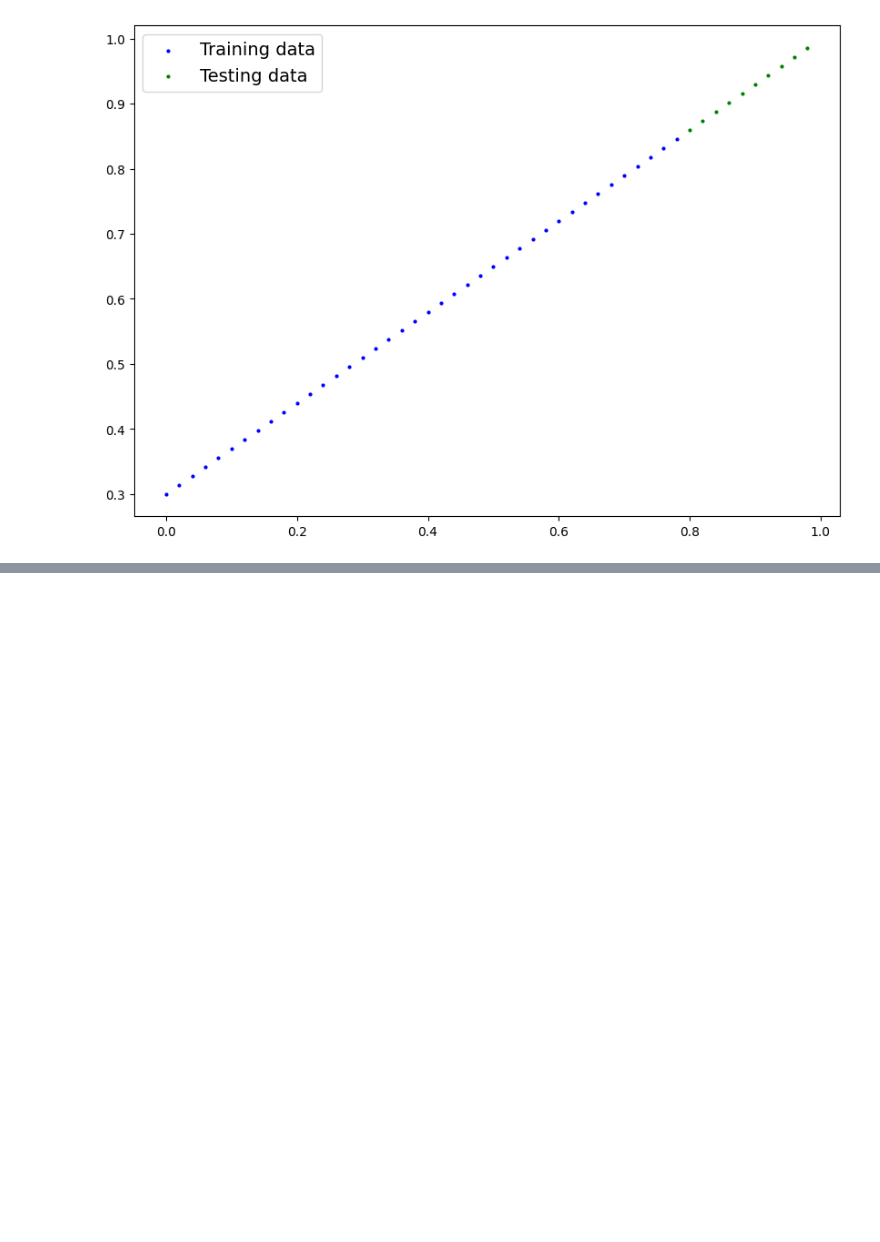
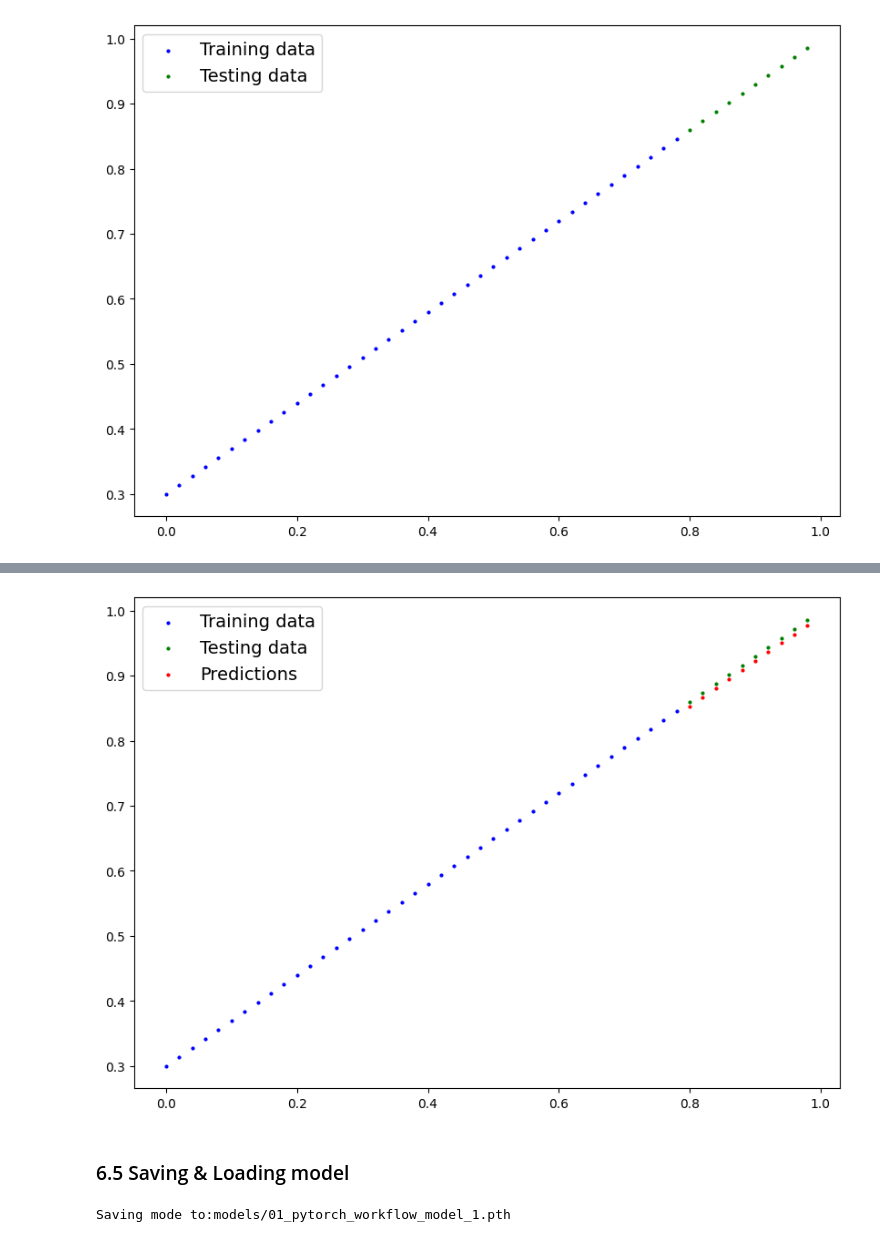
Before and after one commit to SUMIT74184/Machine-learning-journey, a Jupyter notebook: pytorchWorkFlow.ipynb, the cells around one changed output, grey strips where cells are left out. Saved outputs shown, nothing was run; the diff lists cells and outputs as text; code cells hidden in the pictures; blank space fills up the shorter version.

```diff
--- a/pytorchWorkFlow.ipynb
+++ b/pytorchWorkFlow.ipynb
@@ -680,3 +681,8 @@ class LinearRegressionModelV2(nn.Module):
                                   )
   def forward(self,x:torch.Tensor)->torch.Tensor:
     return self.linear_layer(x)
+
+# set the manual seed
+torch.manual_seed(42)
+model_1=LinearRegressionModelV2()
+model_1.state_dict()
@@ -682,0 +784,8 @@ class LinearRegressionModelV2(nn.Module):
+# %%
+model_1.eval()
+
+
+# Make predictions on test data
+with torch.inference_mode():
+  y_preds = model_1(X_test)
+y_preds
@@ -682,0 +803,24 @@ class LinearRegressionModelV2(nn.Module):
+# %%
+plot_predictions(predictions=y_preds)
+# %% [output]
+[figure, added]
+# %% [markdown]
+### 6.5 Saving & Loading model
+# %%
+from pathlib import Path
+
+# Create model directory
+MODEL_PATH=Path('models')
+MODEL_PATH.mkdir(parents=True,exist_ok=True)
+
+#Create model save path
+MODEL_NAME="01_pytorch_workflow_model_1.pth"
+MODEL_SAVE_PATH=MODEL_PATH/MODEL_NAME
+
+# MODEL_SAVE_PATH
+print(f"Saving mode to:{MODEL_SAVE_PATH}")
+torch.save(obj=model_1.state_dict(),
+           f=MODEL_SAVE_PATH
+           )
+# %% [output]
+Saving mode to:models/01_pytorch_workflow_model_1.pth
```
Also changed, not shown: parts of 17 cells of this notebook.
